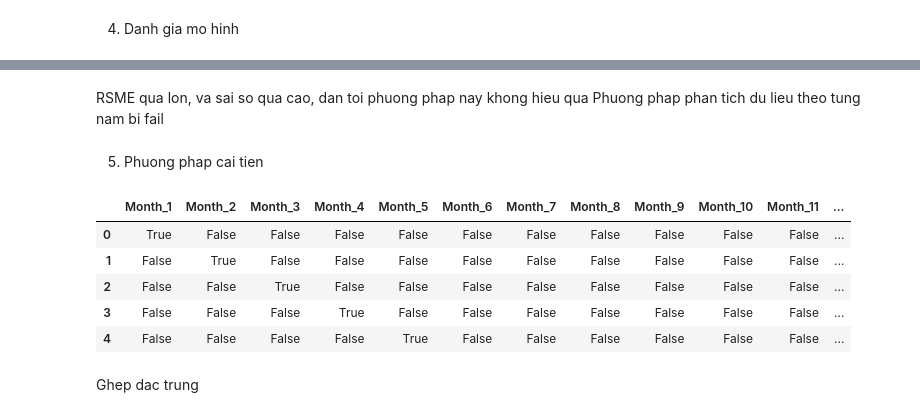
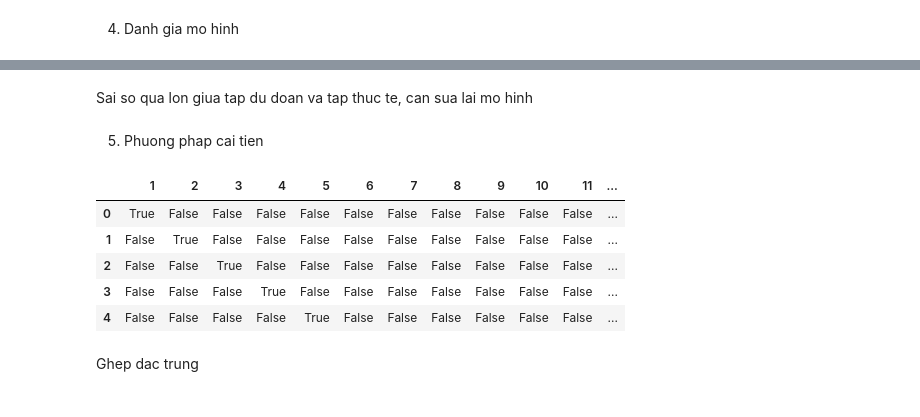
Before and after one commit to illumaelkant/ISE_Lab, a Jupyter notebook: Week1/Practice2/Ex2.ipynb, the cells around one changed output, grey strips where cells are left out. Drawn from its saved outputs; the diff is of its cells as text; code cells hidden in the pictures.

```diff
--- a/Week1/Practice2/Ex2.ipynb
+++ b/Week1/Practice2/Ex2.ipynb
@@ -118,21 +114,15 @@ plt.show()
-# %% [markdown]
-RSME qua lon, va sai so qua cao, dan toi phuong phap nay khong hieu qua
-Phuong phap phan tich du lieu theo tung nam bi fail
+# %% [markdown]
+Sai so qua lon giua tap du doan va tap thuc te, can sua lai mo hinh
 # %% [markdown]
 5. Phuong phap cai tien
 # %%
 ## Tap du lieu theo dac trung Month
 
 
-month_onehot_train = pd.get_dummies(df_train.Month, prefix='Month')
-df = pd.concat([df, month_onehot_train], axis=1)
-
-df_train = df[df.Year < 2013]
-df_test = df[df.Year >= 2013]
-
+month_onehot_train = pd.get_dummies(df_train.Month)
 month_onehot_train.head()
 # %% [output]
-|  | Month_1 | Month_2 | Month_3 | Month_4 | Month_5 | Month_6 | Month_7 | Month_8 | Month_9 | Month_10 | Month_11 | ... |
+|  | 1 | 2 | 3 | 4 | 5 | 6 | 7 | 8 | 9 | 10 | 11 | ... |
 | 0 | True | False | False | False | False | False | False | False | False | False | False | ... |
 | 1 | False | True | False | False | False | False | False | False | False | False | False | ... |
 | 2 | False | False | True | False | False | False | False | False | False | False | False | ... |
```
Also changed, not shown: parts of 12 cells of this notebook, 3 other files.
